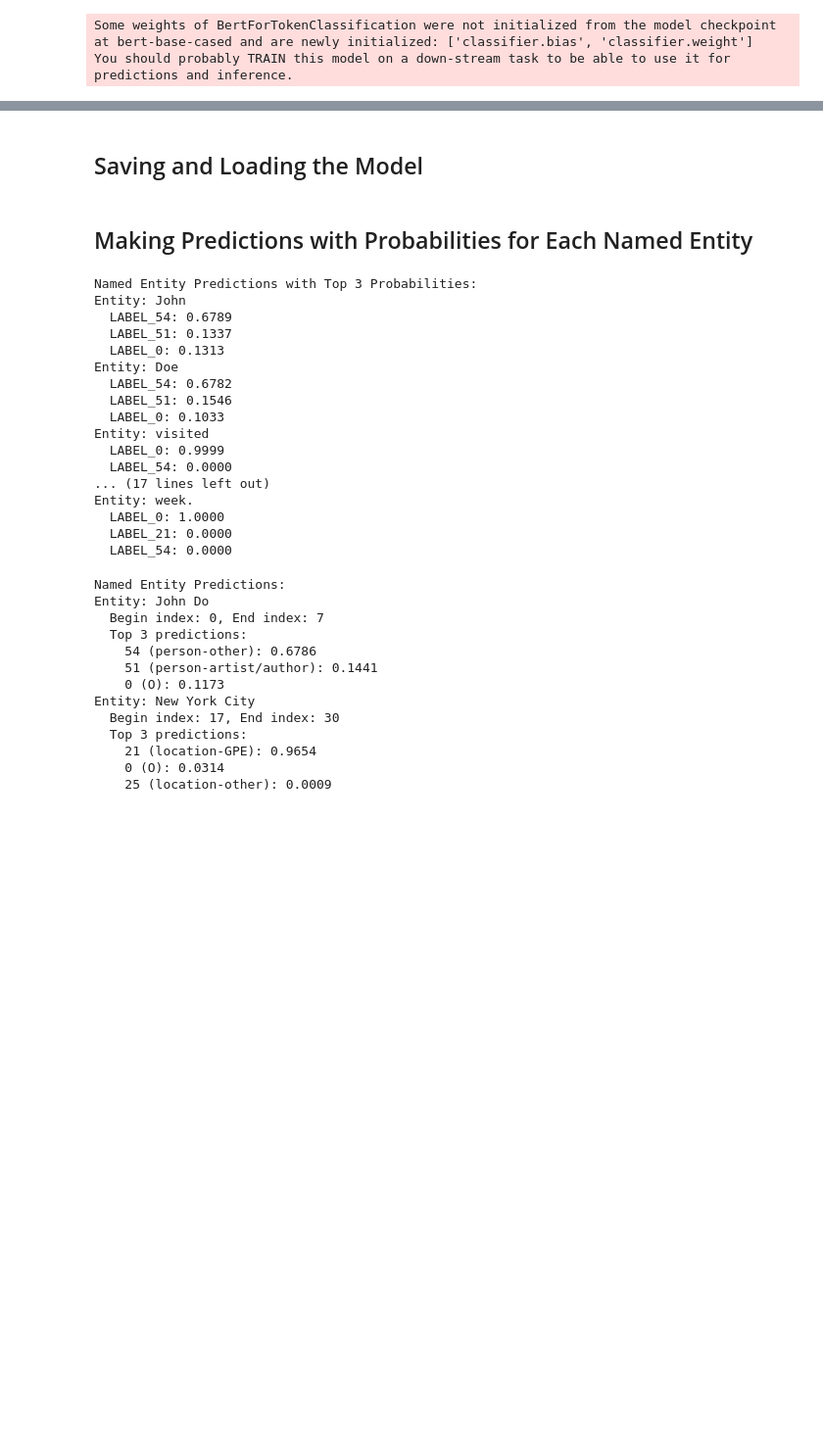
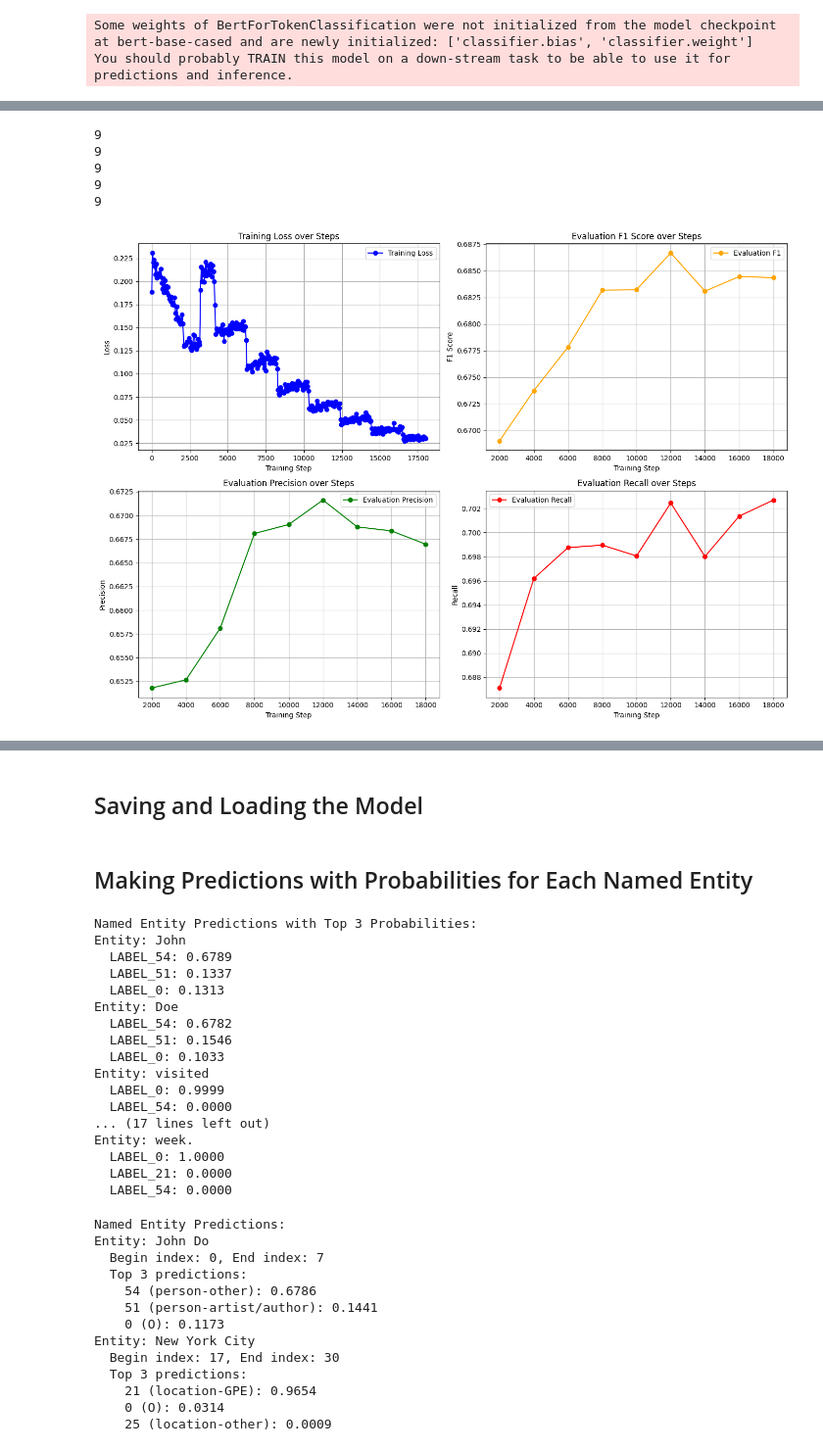
Before and after one commit to Danzigerrr/ProbNEL, a Jupyter notebook: Colab Notebooks/FewNERDWithBERT.ipynb, the cells around one changed output, grey strips where cells are left out. Shown at 98% size. Drawn from its saved outputs; the diff is of its cells as text; code cells hidden in the pictures; blank space fills up the shorter version.

```diff
--- a/Colab Notebooks/FewNERDWithBERT.ipynb
+++ b/Colab Notebooks/FewNERDWithBERT.ipynb
@@ -175,0 +224,80 @@ To disable this warning, you can either:
+# %%
+# The Trainer stores log history in trainer.state.log_history.
+logs = trainer.state.log_history
+
+# Extract training metrics.
+train_steps = [log["step"] for log in logs if "loss" in log]
+train_loss = [log["loss"] for log in logs if "loss" in log]
+
+# Extract evaluation metrics.
+eval_steps = [log["step"] for log in logs if "eval_f1" in log]
+eval_f1 = [log["eval_f1"] for log in logs if "eval_f1" in log]
+eval_precision = [log["eval_precision"] for log in logs if "eval_precision" in log]
+eval_recall = [log["eval_recall"] for log in logs if "eval_recall" in log]
+eval_accuracy = [log["eval_accuracy"] for log in logs if "eval_accuracy" in log]
+
+print(len(eval_steps))
+print(len(eval_f1))
+print(len(eval_precision))
+print(len(eval_recall))
+print(len(eval_accuracy))
+
+
+# Create subplots for training loss and evaluation metrics.
+plt.figure(figsize=(14, 10))
+
+# Training Loss Plot
+plt.subplot(2, 2, 1)
+plt.plot(train_steps, train_loss, marker="o", label="Training Loss", color="blue")
+plt.xlabel("Training Step")
+plt.ylabel("Loss")
+plt.title("Training Loss over Steps")
+plt.legend()
+plt.grid(True)
+
+# Evaluation F1 Score Plot
+plt.subplot(2, 2, 2)
+plt.plot(eval_steps, eval_f1, marker="o", label="Evaluation F1", color="orange")
+plt.xlabel("Training Step")
+plt.ylabel("F1 Score")
+plt.title("Evaluation F1 Score over Steps")
+plt.legend()
+plt.grid(True)
+
+# Evaluation Precision Plot
+plt.subplot(2, 2, 3)
+plt.plot(eval_steps, eval_precision, marker="o", label="Evaluation Precision", color="green")
+plt.xlabel("Training Step")
+plt.ylabel("Precision")
+plt.title("Evaluation Precision over Steps")
+plt.legend()
+plt.grid(True)
+
+# Evaluation Recall Plot
+plt.subplot(2, 2, 4)
+plt.plot(eval_steps, eval_recall, marker="o", label="Evaluation Recall", color="red")
+plt.xlabel("Training Step")
+plt.ylabel("Recall")
+plt.title("Evaluation Recall over Steps")
+plt.legend()
+plt.grid(True)
+
+plt.tight_layout()
+plt.show()
+
+# Additional Accuracy Plot
+plt.figure(figsize=(7, 5))
+plt.plot(eval_steps, eval_accuracy, marker="o", label="Evaluation Accuracy", color="purple")
+plt.xlabel("Training Step")
+plt.ylabel("Accuracy")
+plt.title("Evaluation Accuracy over Steps")
+plt.legend()
+plt.grid(True)
+plt.show()
+# %% [output]
+9
+9
+9
+9
+9
+[figure, added]
```
Also changed, not shown: parts of 23 cells of this notebook.
